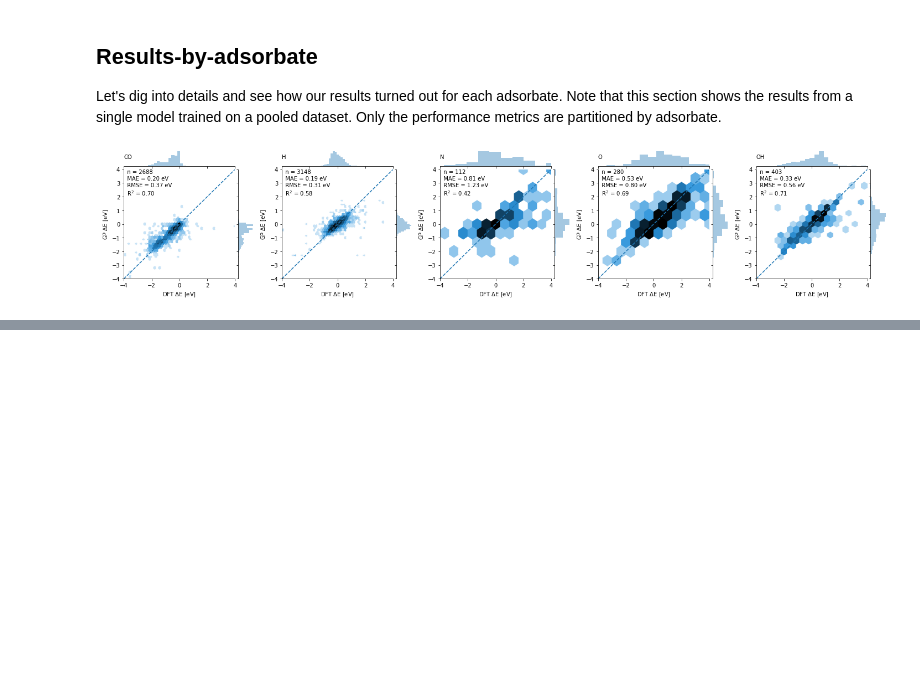
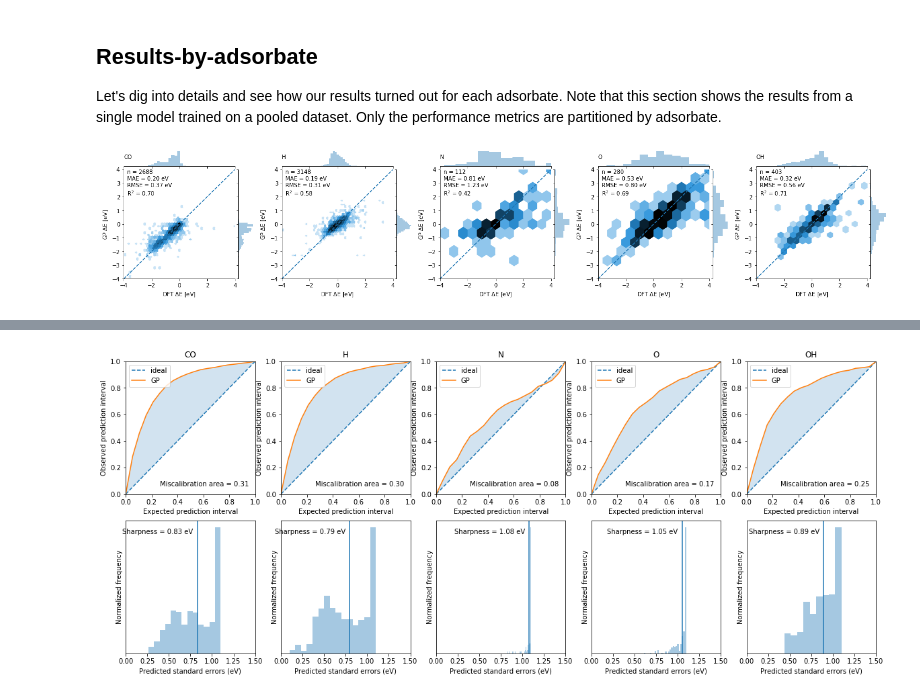
Before and after one commit to ulissigroup/uncertainty_benchmarking, a Jupyter notebook: GP/GP_gasdb_pooled.ipynb, the cells around one changed output, grey strips where cells are left out. Saved outputs shown, nothing was run; the diff lists cells and outputs as text; code cells hidden in the pictures; blank space fills up the shorter version.

Commit message:
Redo pooled GP ond GASdb figures

```diff
--- a/GP/GP_gasdb_pooled.ipynb
+++ b/GP/GP_gasdb_pooled.ipynb
@@ -487,0 +424,80 @@ HBox(children=(IntProgress(value=0, description='Calibration', max=20, style=Pro
+# %%
+%matplotlib inline
+import numpy as np
+from scipy import stats
+from matplotlib import pyplot as plt
+import seaborn as sns
+from shapely.geometry import Polygon
+
+
+# Prepare figure for all adsorbates
+figsize = (20, 8)
+fig, axes = plt.subplots(2, len(adsorbates), figsize=figsize)
+sub_figsize = (figsize[0]/len(adsorbates), figsize[1]/2)
+
+
+# Parse out the data for each adsorbate
+for i, ads in enumerate(adsorbates):
+    _standard_errors = []
+    for doc, se in zip(docs_val, standard_errors):
+        if doc['adsorbate'] == ads:
+            _standard_errors.append(se)
+    _standard_errors = np.array(_standard_errors).reshape(-1)
+    _observed_pi = observed_pi[ads]
+    _predicted_pi = predicted_pi[ads]
+
+    # Plot the calibration curve
+    ax_cal = axes[0][i]
+    ax_ideal = sns.lineplot([0, 1], [0, 1], label='ideal', ax=ax_cal)
+    _ = ax_ideal.lines[0].set_linestyle('--')
+    ax_gp = sns.lineplot(_predicted_pi, _observed_pi, label='GP', ax=ax_cal)
+    ax_fill = ax_cal.fill_between(_predicted_pi, _predicted_pi, _observed_pi,
+                                  alpha=0.2)
+    _ = ax_ideal.set_xlabel('Expected prediction interval')
+    _ = ax_ideal.set_ylabel('Observed prediction interval')
+    _ = ax_ideal.set_xlim([0, 1])
+    _ = ax_ideal.set_ylim([0, 1])
+    _ = ax_cal.legend(loc='upper left')
+    _ = ax_cal.set_title(ads)
+
+    # Calculate the miscalibration area.
+    polygon_points = []
+    for point in zip(_predicted_pi, _observed_pi):
+        polygon_points.append(point)
+    for point in zip(reversed(_predicted_pi), reversed(_predicted_pi)):
+        polygon_points.append(point)
+    polygon_points.append((_predicted_pi[0], _observed_pi[0]))
+    polygon = Polygon(polygon_points)
+    miscalibration_area = polygon.area
+
+    # Annotate the plot with the miscalibration area
+    ax_cal.text(x=0.95, y=0.05,
+                s='Miscalibration area = %.2f' % miscalibration_area,
+                verticalalignment='bottom',
+                horizontalalignment='right')
+
+    # Plot sharpness curve
+    xlim = [0., 1.5]
+    ax_sharp = axes[1][i]
+    ax_sharp = sns.distplot(_standard_errors, kde=False, norm_hist=True, ax=ax_sharp)
+    ax_sharp.set_xlim(xlim)
+    ax_sharp.set_xlabel('Predicted standard errors (eV)')
+    ax_sharp.set_ylabel('Normalized frequency')
+    ax_sharp.set_yticklabels([])
+    ax_sharp.set_yticks([])
+
+    # Calculate and report sharpness
+    sharpness = np.sqrt(np.mean(_standard_errors**2))
+    _ = ax_sharp.axvline(x=sharpness, label='sharpness')
+    if sharpness < (xlim[0] + xlim[1]) / 2:
+        text = '\n  Sharpness = %.2f eV' % sharpness
+        h_align = 'left'
+    else:
+        text = '\nSharpness = %.2f eV  ' % sharpness
+        h_align = 'right'
+    _ = ax_sharp.text(x=sharpness, y=ax_sharp.get_ylim()[1],
+                      s=text,
+                      verticalalignment='top',
+                      horizontalalignment=h_align)
+# %% [output]
+[figure, added]
```
Also changed, not shown: parts of 6 cells of this notebook.
